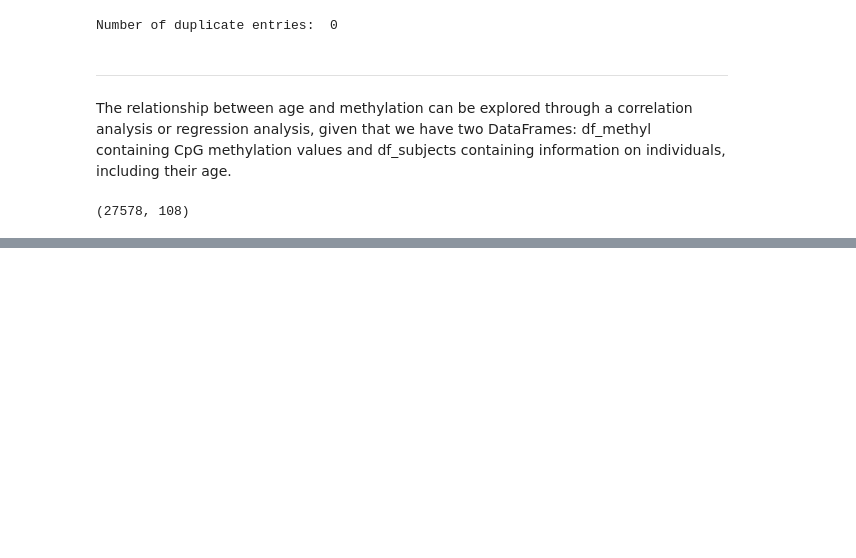
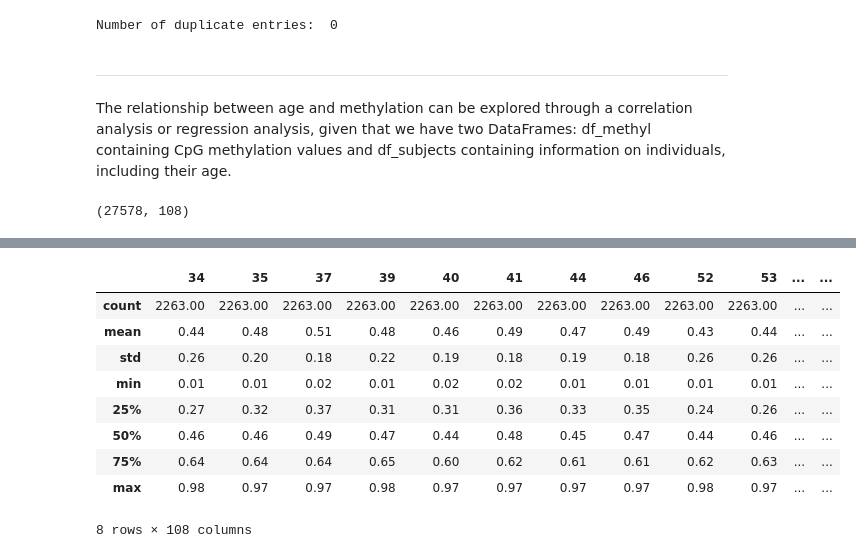
Before and after one commit to ajits-github/Machine_Learning_In_Bioinformatics, a Jupyter notebook: Machine_Learning_in_Bioinformatics.ipynb, the cells around one changed output, grey strips where cells are left out. Cells and saved outputs as stored; diff of their text form; code cells hidden in the pictures; blank space fills up the shorter version.

```diff
--- a/Machine_Learning_in_Bioinformatics.ipynb
+++ b/Machine_Learning_in_Bioinformatics.ipynb
@@ -139,0 +200,13 @@ df_methyl_T = df_methyl.T
+# %%
+summary_stats
+# %% [output]
+|  | 34 | 35 | 37 | 39 | 40 | 41 | 44 | 46 | 52 | 53 | ... | ... |
+| count | 2263.00 | 2263.00 | 2263.00 | 2263.00 | 2263.00 | 2263.00 | 2263.00 | 2263.00 | 2263.00 | 2263.00 | ... | ... |
+| mean | 0.44 | 0.48 | 0.51 | 0.48 | 0.46 | 0.49 | 0.47 | 0.49 | 0.43 | 0.44 | ... | ... |
+| std | 0.26 | 0.20 | 0.18 | 0.22 | 0.19 | 0.18 | 0.19 | 0.18 | 0.26 | 0.26 | ... | ... |
+| min | 0.01 | 0.01 | 0.02 | 0.01 | 0.02 | 0.02 | 0.01 | 0.01 | 0.01 | 0.01 | ... | ... |
+| 25% | 0.27 | 0.32 | 0.37 | 0.31 | 0.31 | 0.36 | 0.33 | 0.35 | 0.24 | 0.26 | ... | ... |
+| 50% | 0.46 | 0.46 | 0.49 | 0.47 | 0.44 | 0.48 | 0.45 | 0.47 | 0.44 | 0.46 | ... | ... |
+| 75% | 0.64 | 0.64 | 0.64 | 0.65 | 0.60 | 0.62 | 0.61 | 0.61 | 0.62 | 0.63 | ... | ... |
+| max | 0.98 | 0.97 | 0.97 | 0.98 | 0.97 | 0.97 | 0.97 | 0.97 | 0.98 | 0.97 | ... | ... |
+8 rows × 108 columns
```
Also changed, not shown: parts of 9 cells of this notebook.
